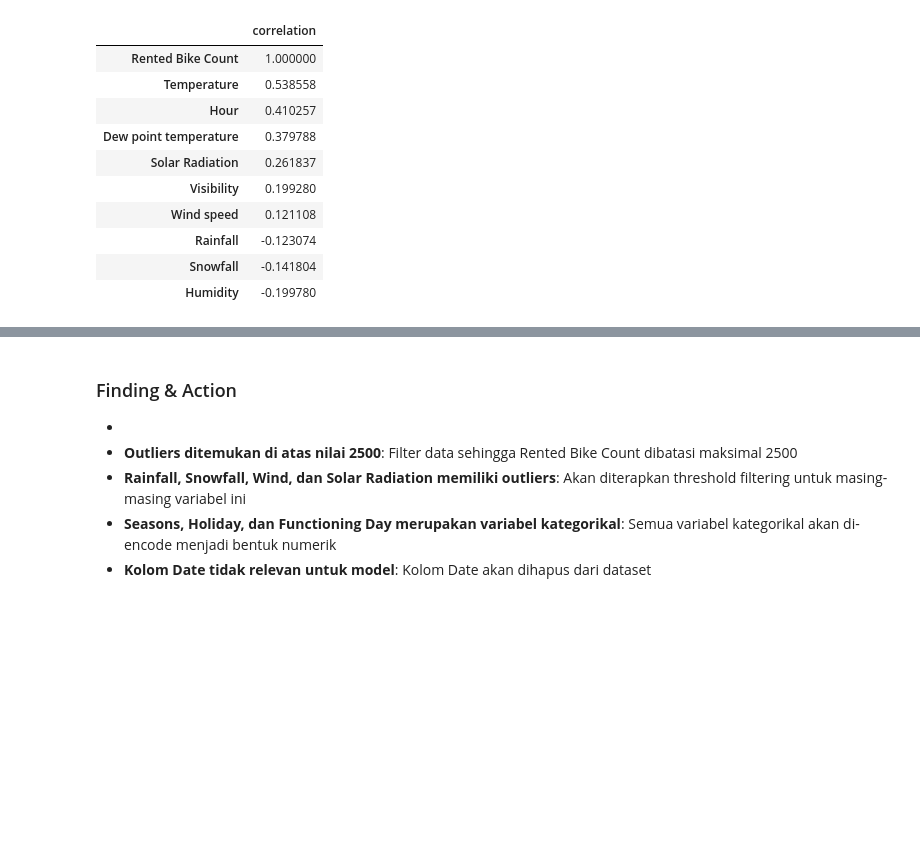
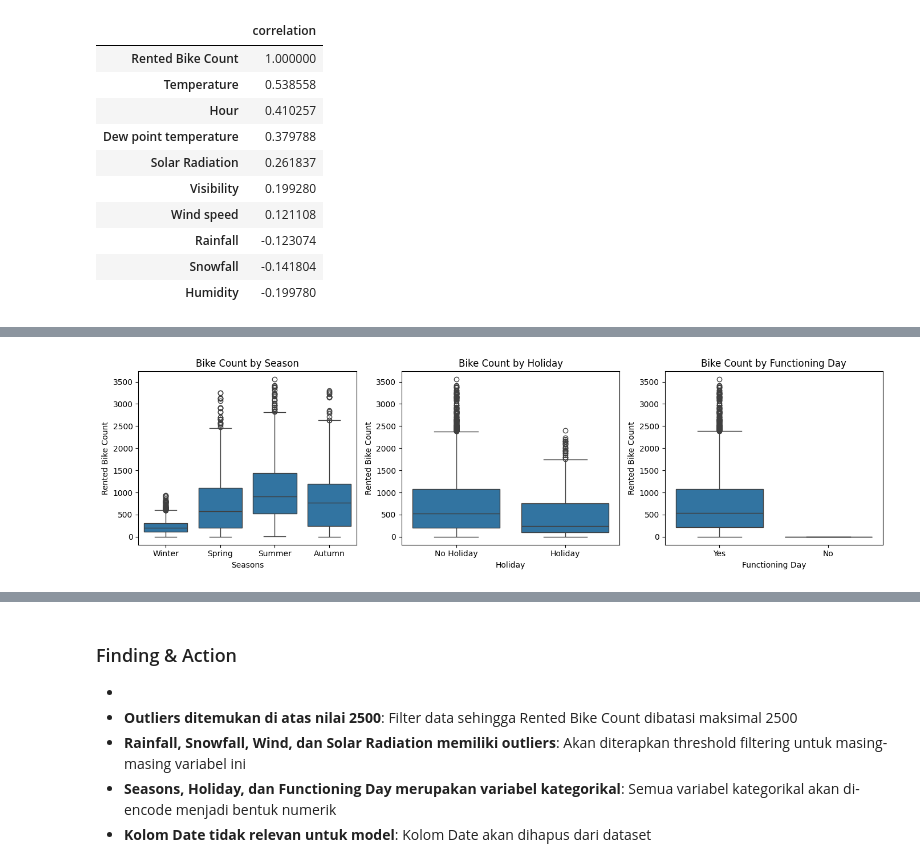
Before and after one commit to fxrdhan/Binary-Classification-Exercise, a Jupyter notebook: Seoul_Bike_Regression.ipynb, the cells around one changed output, grey strips where cells are left out. Cells and saved outputs as stored; diff of their text form; code cells hidden in the pictures; blank space fills up the shorter version.

```diff
--- a/Seoul_Bike_Regression.ipynb
+++ b/Seoul_Bike_Regression.ipynb
@@ -291,3 +203,19 @@ fig.show()
+# %%
+fig, axes = plt.subplots(1, 3, figsize=(14, 4))
+
+sns.boxplot(data=df, x='Seasons', y='Rented Bike Count', ax=axes[0])
+axes[0].set_title('Bike Count by Season')
+
+sns.boxplot(data=df, x='Holiday', y='Rented Bike Count', ax=axes[1])
+axes[1].set_title('Bike Count by Holiday')
+
+sns.boxplot(data=df, x='Functioning Day', y='Rented Bike Count', ax=axes[2])
+axes[2].set_title('Bike Count by Functioning Day')
+
+plt.tight_layout()
+plt.show()
+# %% [output]
+[figure, added]
 # %%
 hourly_avg = df.groupby('Hour')['Rented Bike Count'].mean().reset_index()
 
```
Also changed, not shown: parts of 14 cells of this notebook.
